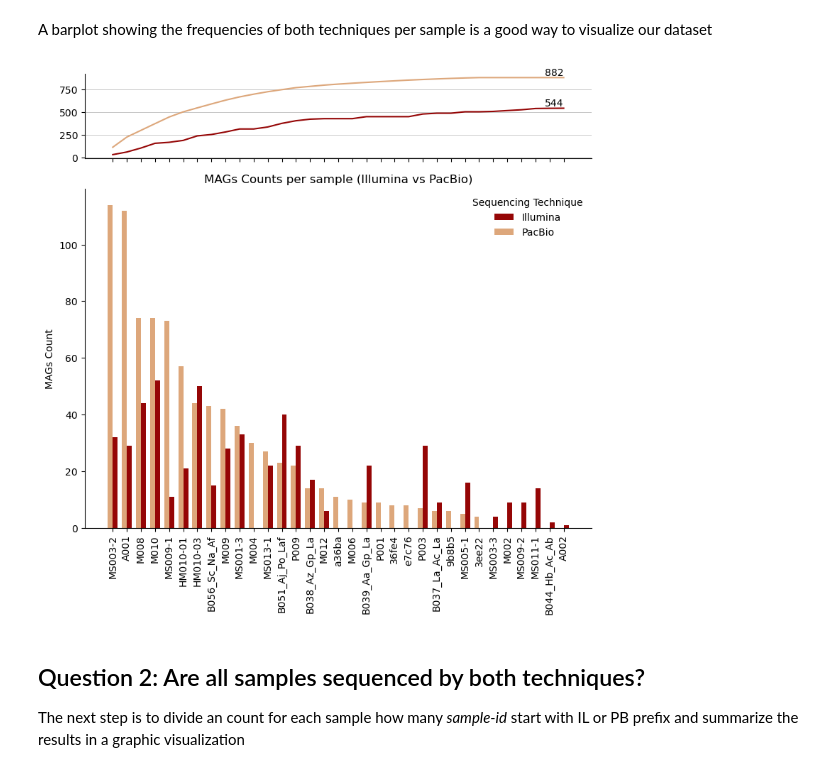
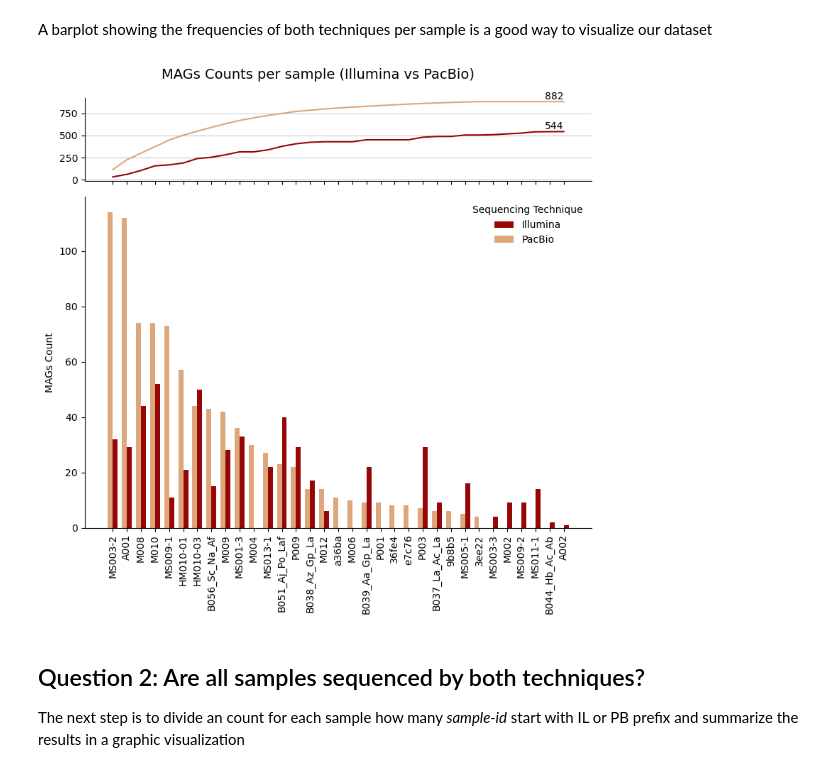
Before and after one commit to EneaMotta/Interplanetary_Microbiome, a Jupyter notebook: 01.2_Data_Exploration.ipynb, the cells around one changed output. Drawn from its saved outputs; the diff is of its cells as text; code cells hidden in the pictures.

```diff
--- a/01.2_Data_Exploration.ipynb
+++ b/01.2_Data_Exploration.ipynb
@@ -106,35 +101,36 @@ cum.text(
     va='bottom',
     ha='right'
 )
 # PB label
 cum.text(
     last_x,
     cumulative_PB.iloc[-1],
     str(int(cumulative_PB.iloc[-1])),
     va='bottom',
     ha='right'
 )
 
 
 # hide borders
 ax.spines['top'].set_visible(False)
 ax.spines['right'].set_visible(False)
 cum.spines['top'].set_visible(False)
 cum.spines['right'].set_visible(False)
 
 #Axis lables
 ax.set_xticks(x)
 ax.set_xticklabels(samples, rotation=90)
 ax.set_ylabel('MAGs Count')
-ax.set_title('MAGs Counts per sample (Illumina vs PacBio)')
+fig.suptitle('MAGs Counts per sample (Illumina vs PacBio)', fontsize=14)
 ax.legend(title='Sequencing Technique', frameon=False)
 cum.grid(axis='y', linestyle='-', linewidth=0.5)
 
 ##show plot
 plt.tight_layout()
+plt.savefig("data/Visualizations/MAGs_count_per_sample.svg", transparent=True)
 plt.show()
 # %% [output]
-[figure, old version]
+[figure, new version]
 # %% [markdown]
 ## Question 2: Are all samples sequenced by both techniques?
 The next step is to divide an count for each sample how many *sample-id* start with IL or PB prefix and summarize the results in a graphic visualization
```
Also changed, not shown: parts of 32 cells of this notebook, 8 other files.
